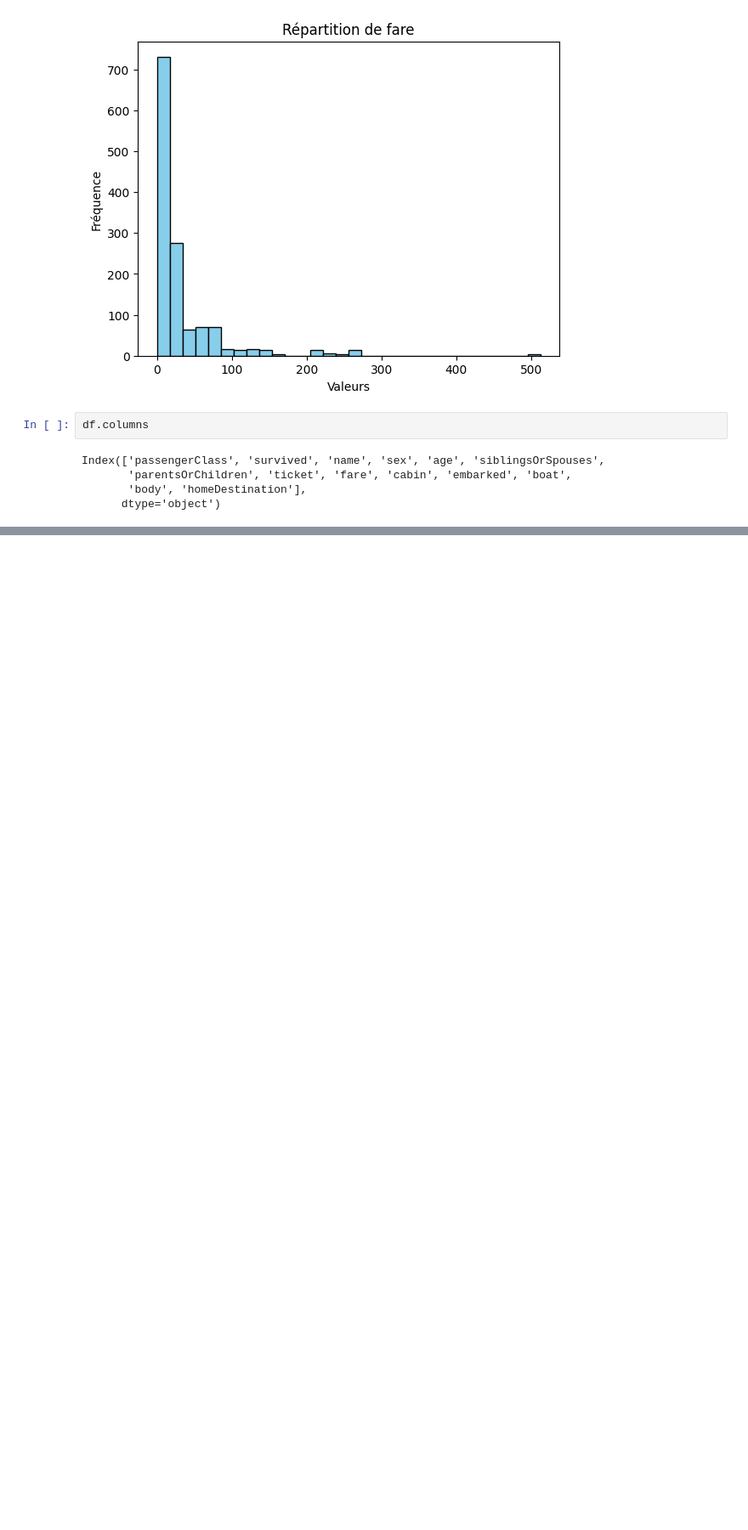
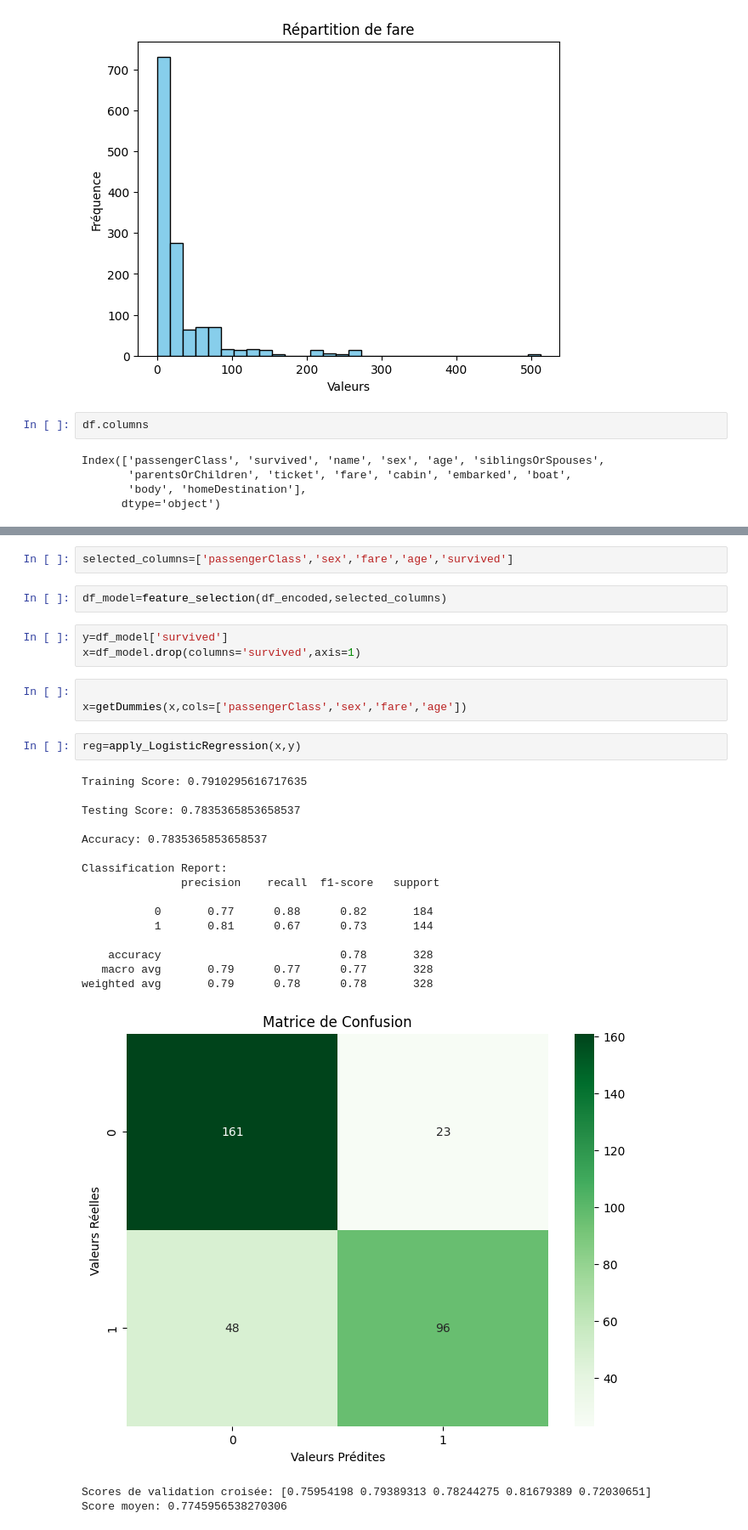
Before and after one commit to TCHAI1010/mlops, a Jupyter notebook: test_package.ipynb, the cells around one changed output, grey strips where cells are left out. Shown at 85% size. Drawn from its saved outputs; the diff is of its cells as text; blank space fills up the shorter version.

```diff
--- a/test_package.ipynb
+++ b/test_package.ipynb
@@ -36,0 +36,31 @@ ValueError: Input array must be 1 dimensional
+# %%
+selected_columns=['passengerClass','sex','fare','age','survived']
+# %%
+df_model=feature_selection(df_encoded,selected_columns)
+# %%
+y=df_model['survived']
+x=df_model.drop(columns='survived',axis=1)
+# %%
+
+x=getDummies(x,cols=['passengerClass','sex','fare','age'])
+# %%
+reg=apply_LogisticRegression(x,y)
+# %% [output]
+Training Score: 0.7910295616717635
+
+Testing Score: 0.7835365853658537
+
+Accuracy: 0.7835365853658537
+
+Classification Report:
+               precision    recall  f1-score   support
+
+           0       0.77      0.88      0.82       184
+           1       0.81      0.67      0.73       144
+
+    accuracy                           0.78       328
+   macro avg       0.79      0.77      0.77       328
+weighted avg       0.79      0.78      0.78       328
+[figure, added]
+Scores de validation croisée: [0.75954198 0.79389313 0.78244275 0.81679389 0.72030651]
+Score moyen: 0.7745956538270306
```
Also changed, not shown: parts of 8 cells of this notebook, 4 other files.
